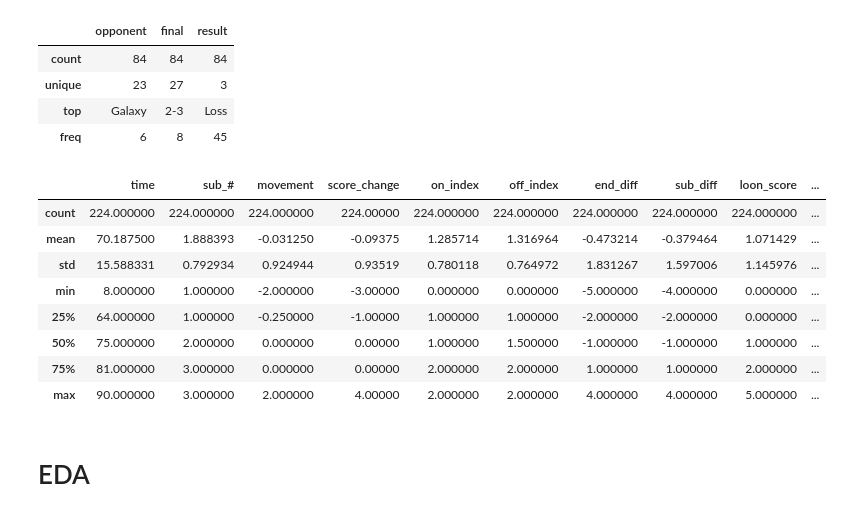
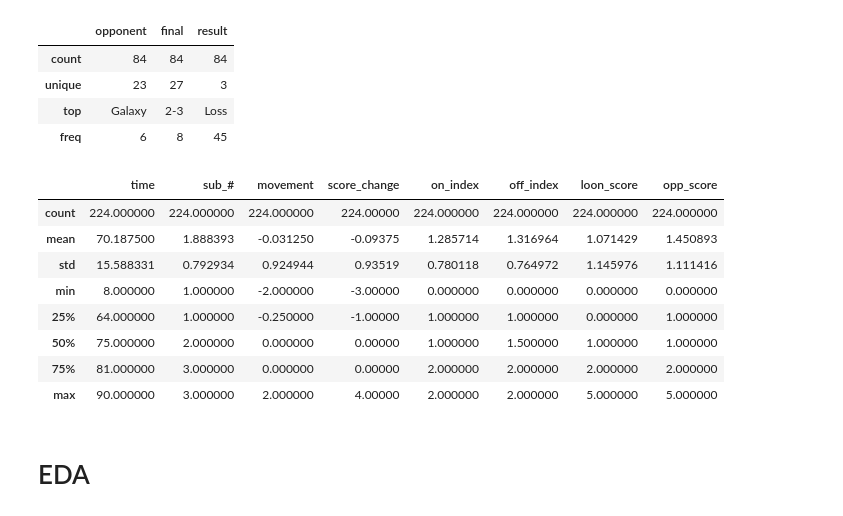
Before and after one commit to zaklippert/epluribusloonum, a Jupyter notebook: loons subs.ipynb, the cells around one changed output. Drawn from its saved outputs; the diff is of its cells as text; code cells hidden in the pictures.

```diff
--- a/loons subs.ipynb
+++ b/loons subs.ipynb
@@ -48,3 +46,5 @@ data[['loon_score','opp_score']] = data[['loon_score','opp_score']].apply(pd.to_
 # %%
 data['sub_gamestate'] = np.where(data['loon_score']>data['opp_score'],'Win',
                                  np.where(data['loon_score']<data['opp_score'],'Loss','Draw'))
+# %%
+data['sub_diff'] = data.loon_score - data.opp_score
@@ -89,17 +133,17 @@ results.describe(include=[np.object])
 | top | Galaxy | 2-3 | Loss |
 | freq | 6 | 8 | 45 |
 # %%
-subs.describe(include=[np.number])
+subs[['time', 'sub_#', 'movement','score_change','on_index','off_index','loon_score','opp_score']].describe(include=[np.number])
 # %% [output]
-|  | time | sub_# | movement | score_change | on_index | off_index | end_diff | sub_diff | loon_score | ... |
-| count | 224.000000 | 224.000000 | 224.000000 | 224.00000 | 224.000000 | 224.000000 | 224.000000 | 224.000000 | 224.000000 | ... |
-| mean | 70.187500 | 1.888393 | -0.031250 | -0.09375 | 1.285714 | 1.316964 | -0.473214 | -0.379464 | 1.071429 | ... |
-| std | 15.588331 | 0.792934 | 0.924944 | 0.93519 | 0.780118 | 0.764972 | 1.831267 | 1.597006 | 1.145976 | ... |
-| min | 8.000000 | 1.000000 | -2.000000 | -3.00000 | 0.000000 | 0.000000 | -5.000000 | -4.000000 | 0.000000 | ... |
-| 25% | 64.000000 | 1.000000 | -0.250000 | -1.00000 | 1.000000 | 1.000000 | -2.000000 | -2.000000 | 0.000000 | ... |
-| 50% | 75.000000 | 2.000000 | 0.000000 | 0.00000 | 1.000000 | 1.500000 | -1.000000 | -1.000000 | 1.000000 | ... |
-| 75% | 81.000000 | 3.000000 | 0.000000 | 0.00000 | 2.000000 | 2.000000 | 1.000000 | 1.000000 | 2.000000 | ... |
-| max | 90.000000 | 3.000000 | 2.000000 | 4.00000 | 2.000000 | 2.000000 | 4.000000 | 4.000000 | 5.000000 | ... |
+|  | time | sub_# | movement | score_change | on_index | off_index | loon_score | opp_score |
+| count | 224.000000 | 224.000000 | 224.000000 | 224.00000 | 224.000000 | 224.000000 | 224.000000 | 224.000000 |
+| mean | 70.187500 | 1.888393 | -0.031250 | -0.09375 | 1.285714 | 1.316964 | 1.071429 | 1.450893 |
+| std | 15.588331 | 0.792934 | 0.924944 | 0.93519 | 0.780118 | 0.764972 | 1.145976 | 1.111416 |
+| min | 8.000000 | 1.000000 | -2.000000 | -3.00000 | 0.000000 | 0.000000 | 0.000000 | 0.000000 |
+| 25% | 64.000000 | 1.000000 | -0.250000 | -1.00000 | 1.000000 | 1.000000 | 0.000000 | 1.000000 |
+| 50% | 75.000000 | 2.000000 | 0.000000 | 0.00000 | 1.000000 | 1.500000 | 1.000000 | 1.000000 |
+| 75% | 81.000000 | 3.000000 | 0.000000 | 0.00000 | 2.000000 | 2.000000 | 2.000000 | 2.000000 |
+| max | 90.000000 | 3.000000 | 2.000000 | 4.00000 | 2.000000 | 2.000000 | 5.000000 | 5.000000 |
 # %% [markdown]
 # EDA
 # %%
```
Also changed, not shown: parts of 20 cells of this notebook.
